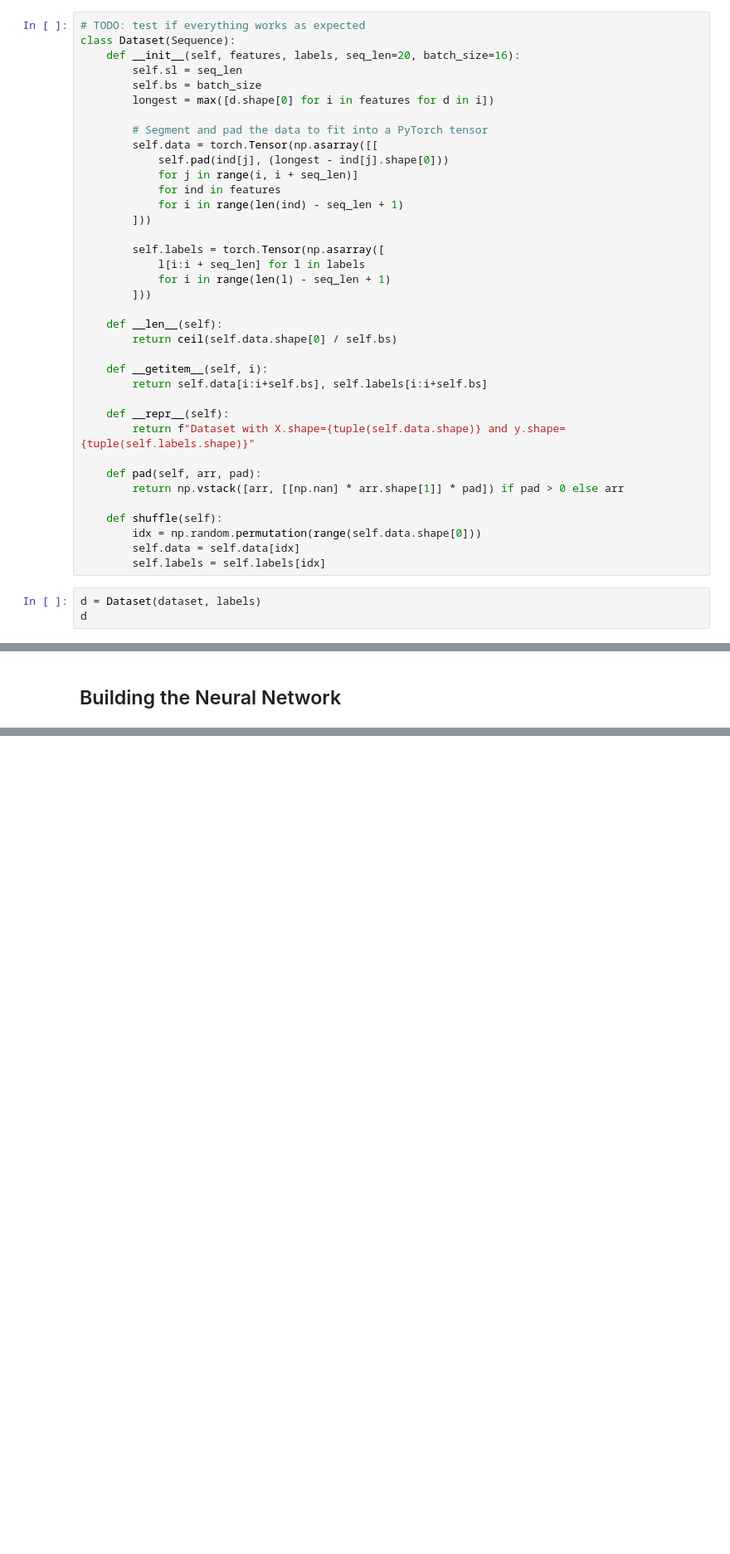
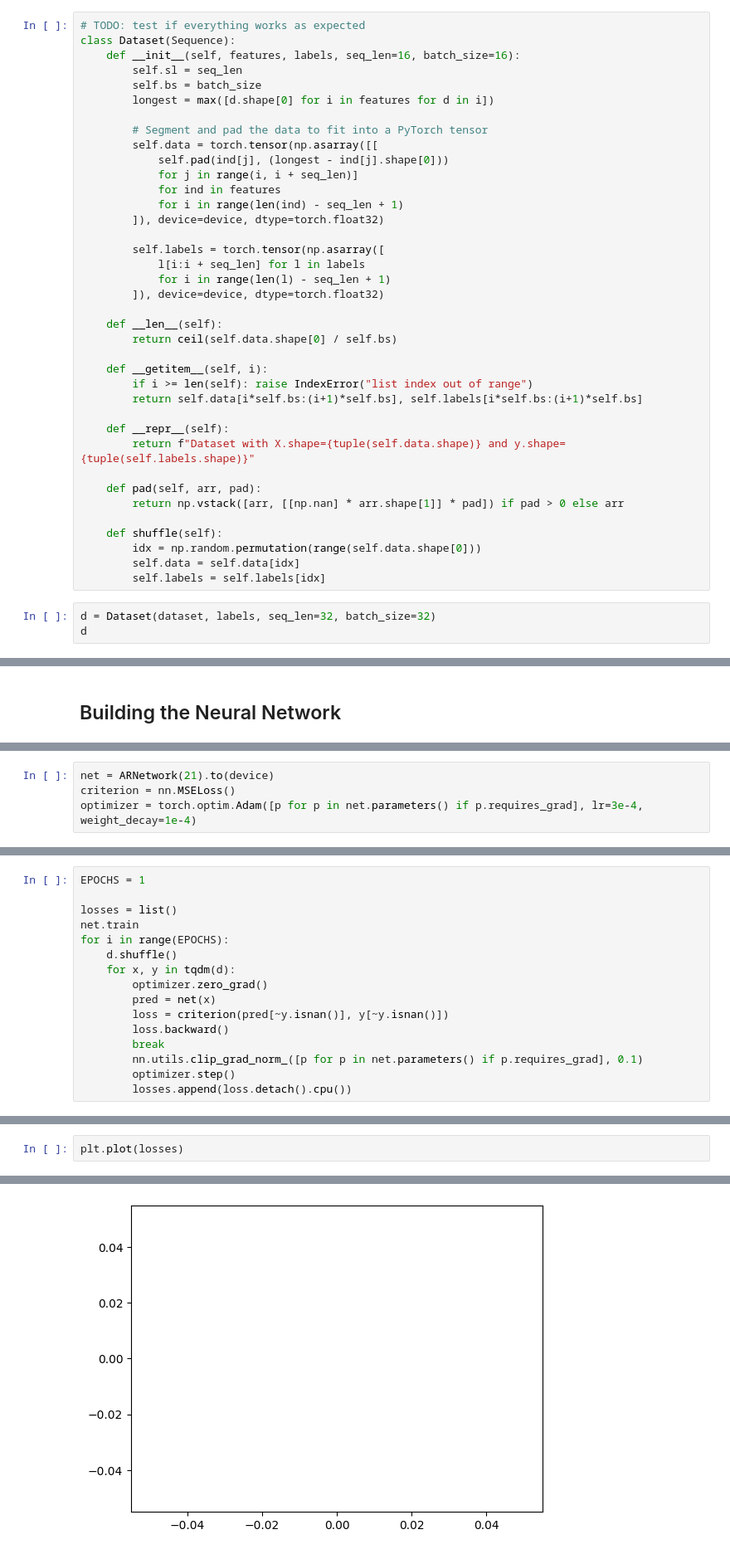
Before and after one commit to ChackMociute/Data-Mining-Techniques, a Jupyter notebook: Ass1.ipynb, the cells around one changed output, grey strips where cells are left out. Shown at 83% size. Saved outputs shown, nothing was run; the diff lists cells and outputs as text; blank space fills up the shorter version.

```diff
--- a/Ass1.ipynb
+++ b/Ass1.ipynb
@@ -227,29 +231,30 @@ for i in dataset: train.append(i[:-10])
 # %%
 # TODO: test if everything works as expected
 class Dataset(Sequence):
-    def __init__(self, features, labels, seq_len=20, batch_size=16):
+    def __init__(self, features, labels, seq_len=16, batch_size=16):
         self.sl = seq_len
         self.bs = batch_size
         longest = max([d.shape[0] for i in features for d in i])
 
         # Segment and pad the data to fit into a PyTorch tensor
-        self.data = torch.Tensor(np.asarray([[
+        self.data = torch.tensor(np.asarray([[
             self.pad(ind[j], (longest - ind[j].shape[0]))
             for j in range(i, i + seq_len)]
             for ind in features
             for i in range(len(ind) - seq_len + 1)
-        ]))
+        ]), device=device, dtype=torch.float32)
 
-        self.labels = torch.Tensor(np.asarray([
+        self.labels = torch.tensor(np.asarray([
             l[i:i + seq_len] for l in labels
             for i in range(len(l) - seq_len + 1)
-        ]))
+        ]), device=device, dtype=torch.float32)
 
     def __len__(self):
         return ceil(self.data.shape[0] / self.bs)
 
     def __getitem__(self, i):
-        return self.data[i:i+self.bs], self.labels[i:i+self.bs]
+        if i >= len(self): raise IndexError("list index out of range")
+        return self.data[i*self.bs:(i+1)*self.bs], self.labels[i*self.bs:(i+1)*self.bs]
 
     def __repr__(self):
         return f"Dataset with X.shape={tuple(self.data.shape)} and y.shape={tuple(self.labels.shape)}"
@@ -262,6 +267,6 @@ class Dataset(Sequence):
         self.data = self.data[idx]
         self.labels = self.labels[idx]
 # %%
-d = Dataset(dataset, labels)
+d = Dataset(dataset, labels, seq_len=32, batch_size=32)
 d
 # %% [output]
@@ -303,0 +325,4 @@ class ARNetwork(nn.Module):
+# %%
+net = ARNetwork(21).to(device)
+criterion = nn.MSELoss()
+optimizer = torch.optim.Adam([p for p in net.parameters() if p.requires_grad], lr=3e-4, weight_decay=1e-4)
@@ -303,0 +342,16 @@ class ARNetwork(nn.Module):
+# %%
+EPOCHS = 1
+
+losses = list()
+net.train
+for i in range(EPOCHS):
+    d.shuffle()
+    for x, y in tqdm(d):
+        optimizer.zero_grad()
+        pred = net(x)
+        loss = criterion(pred[~y.isnan()], y[~y.isnan()])
+        loss.backward()
+        break
+        nn.utils.clip_grad_norm_([p for p in net.parameters() if p.requires_grad], 0.1)
+        optimizer.step()
+        losses.append(loss.detach().cpu())
@@ -303,0 +378,3 @@ class ARNetwork(nn.Module):
+# %%
+plt.plot(losses)
+# %% [output]
@@ -303,0 +382 @@ class ARNetwork(nn.Module):
+[figure, added]
```
Also changed, not shown: parts of 7 cells of this notebook.
